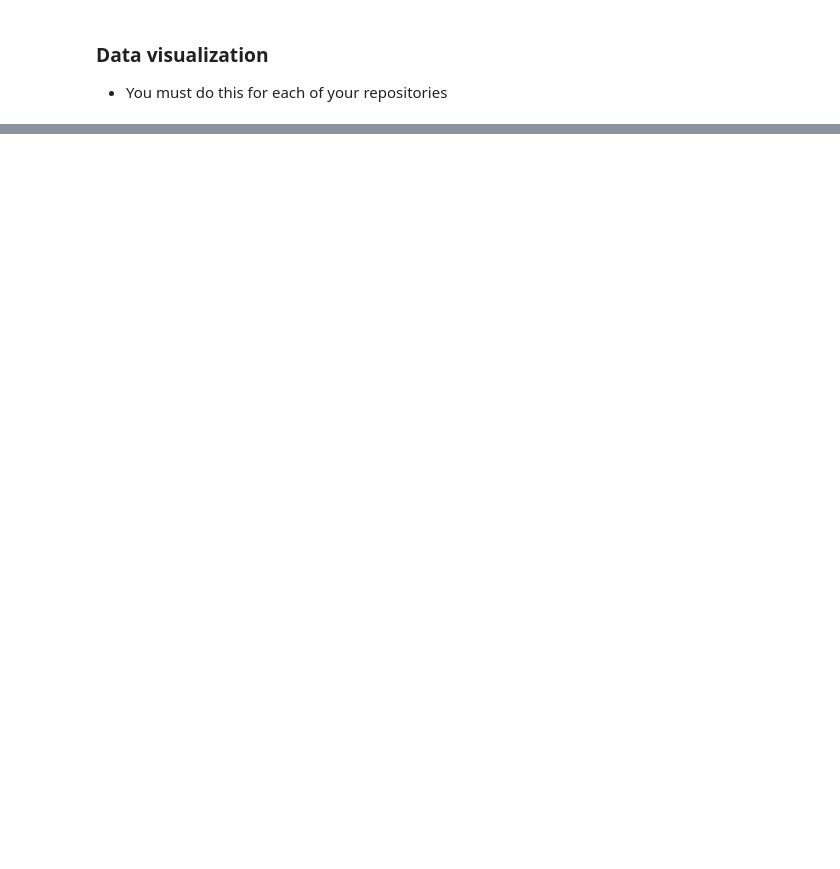
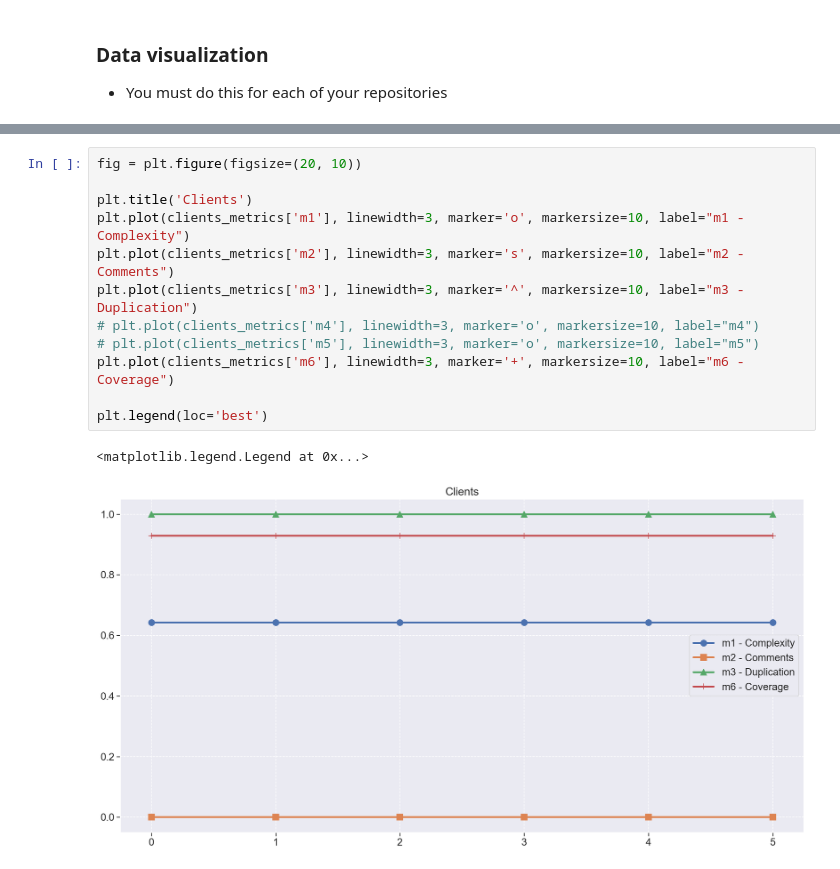
Before and after one commit to DITGO/2021-2-SiGeD-Doc, a Jupyter notebook: Analytics/analytics.ipynb, the cells around one changed output, grey strips where cells are left out. Cells and saved outputs as stored; diff of their text form; blank space fills up the shorter version.

```diff
--- a/Analytics/analytics.ipynb
+++ b/Analytics/analytics.ipynb
@@ -778,0 +380,15 @@ siged_df
+# %%
+fig = plt.figure(figsize=(20, 10))
+
+plt.title('Clients')
+plt.plot(clients_metrics['m1'], linewidth=3, marker='o', markersize=10, label="m1 - Complexity")
+plt.plot(clients_metrics['m2'], linewidth=3, marker='s', markersize=10, label="m2 - Comments")
+plt.plot(clients_metrics['m3'], linewidth=3, marker='^', markersize=10, label="m3 - Duplication")
+# plt.plot(clients_metrics['m4'], linewidth=3, marker='o', markersize=10, label="m4")
+# plt.plot(clients_metrics['m5'], linewidth=3, marker='o', markersize=10, label="m5")
+plt.plot(clients_metrics['m6'], linewidth=3, marker='+', markersize=10, label="m6 - Coverage")
+
+plt.legend(loc='best')
+# %% [output]
+<matplotlib.legend.Legend at 0x...>
+[figure, added]
```
Also changed, not shown: parts of 75 cells of this notebook, 28 other files.
